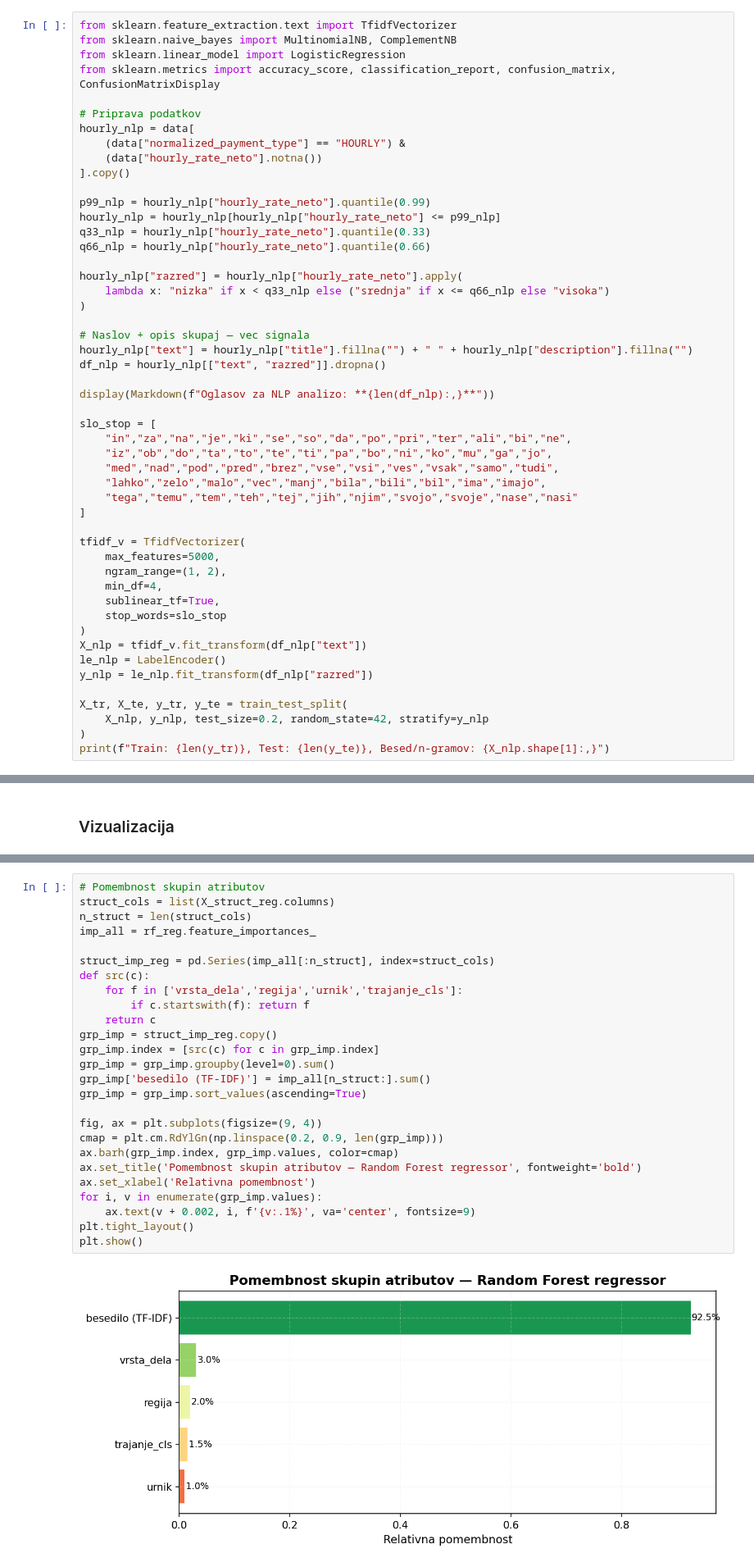
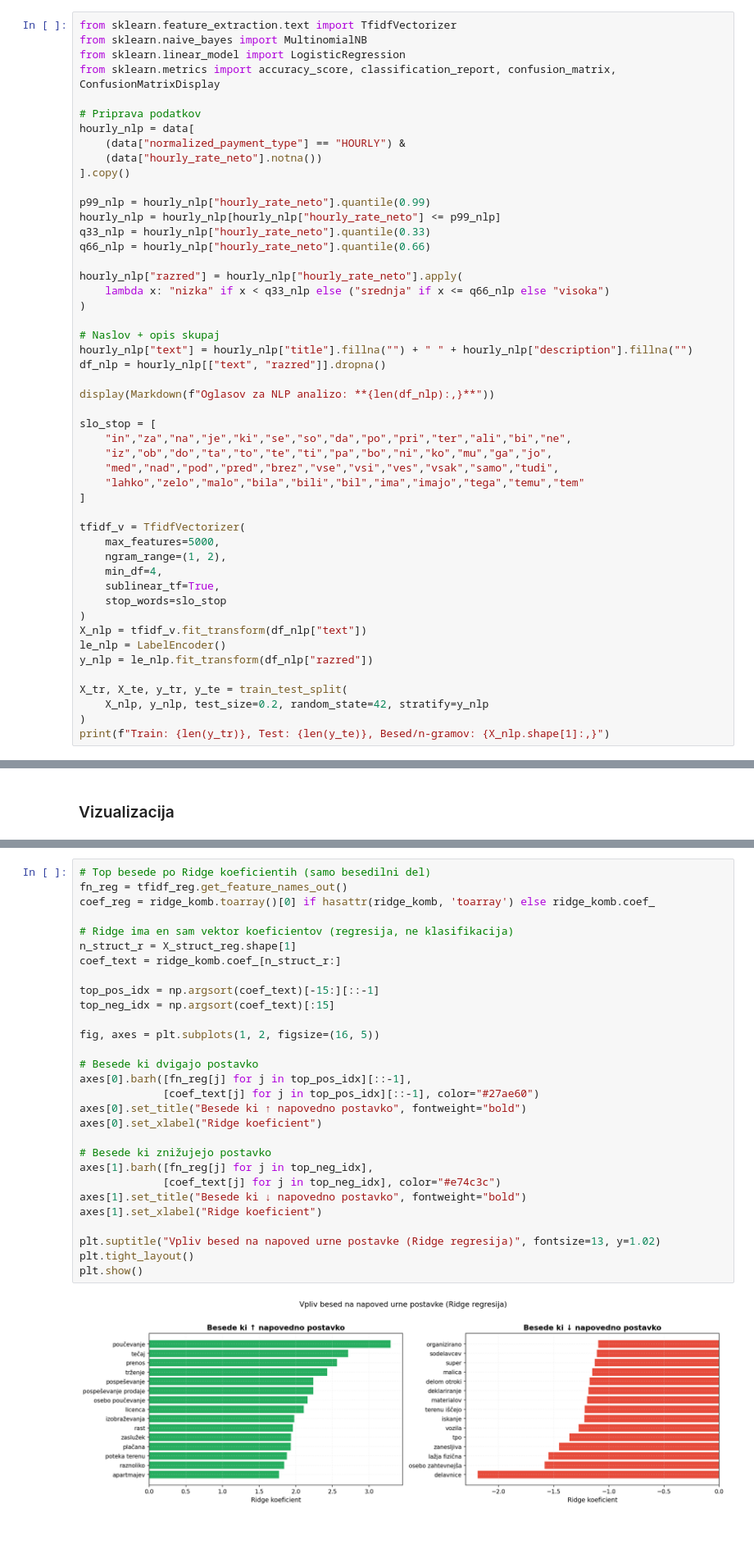
Before and after one commit to svenko99/PR2608, a Jupyter notebook: src/notebook/rezultati_modeli_priporočilo.ipynb, the cells around one changed output, grey strips where cells are left out. Shown at 82% size. Saved outputs shown, nothing was run; the diff lists cells and outputs as text; blank space fills up the shorter version.

```diff
--- a/src/notebook/rezultati_modeli_priporočilo.ipynb
+++ b/src/notebook/rezultati_modeli_priporočilo.ipynb
@@ -2112,7 +2112,7 @@ V vprašanju 11 smo za klasifikacijo uporabili **strukturirane atribute** (vrsta
 Pristop: **TF-IDF** (Term Frequency–Inverse Document Frequency) pretvori besedila v numerične vektorje, nato pa jih klasificiramo z **Logistično regresijo** in **Complement Naivnim Bayesom**. Na koncu primerjamo točnost z V11 in identificiramo besede, ki najbolj ločijo med razredi.
 # %%
 from sklearn.feature_extraction.text import TfidfVectorizer
-from sklearn.naive_bayes import MultinomialNB, ComplementNB
+from sklearn.naive_bayes import MultinomialNB
 from sklearn.linear_model import LogisticRegression
 from sklearn.metrics import accuracy_score, classification_report, confusion_matrix, ConfusionMatrixDisplay
 
@@ -2131,7 +2131,7 @@ hourly_nlp["razred"] = hourly_nlp["hourly_rate_neto"].apply(
     lambda x: "nizka" if x < q33_nlp else ("srednja" if x <= q66_nlp else "visoka")
 )
 
-# Naslov + opis skupaj — vec signala
+# Naslov + opis skupaj
 hourly_nlp["text"] = hourly_nlp["title"].fillna("") + " " + hourly_nlp["description"].fillna("")
 df_nlp = hourly_nlp[["text", "razred"]].dropna()
 
@@ -2141,8 +2141,7 @@ slo_stop = [
     "in","za","na","je","ki","se","so","da","po","pri","ter","ali","bi","ne",
     "iz","ob","do","ta","to","te","ti","pa","bo","ni","ko","mu","ga","jo",
     "med","nad","pod","pred","brez","vse","vsi","ves","vsak","samo","tudi",
-    "lahko","zelo","malo","vec","manj","bila","bili","bil","ima","imajo",
-    "tega","temu","tem","teh","tej","jih","njim","svojo","svoje","nase","nasi"
+    "lahko","zelo","malo","bila","bili","bil","ima","imajo","tega","temu","tem"
 ]
 
 tfidf_v = TfidfVectorizer(
@@ -2469,31 +2462,34 @@ plt.show()
 # %%
-# Pomembnost skupin atributov
-struct_cols = list(X_struct_reg.columns)
-n_struct = len(struct_cols)
-imp_all = rf_reg.feature_importances_
+# Top besede po Ridge koeficientih (samo besedilni del)
+fn_reg = tfidf_reg.get_feature_names_out()
+coef_reg = ridge_komb.toarray()[0] if hasattr(ridge_komb, 'toarray') else ridge_komb.coef_
 
-struct_imp_reg = pd.Series(imp_all[:n_struct], index=struct_cols)
-def src(c):
-    for f in ['vrsta_dela','regija','urnik','trajanje_cls']:
-        if c.startswith(f): return f
-    return c
-grp_imp = struct_imp_reg.copy()
-grp_imp.index = [src(c) for c in grp_imp.index]
-grp_imp = grp_imp.groupby(level=0).sum()
-grp_imp['besedilo (TF-IDF)'] = imp_all[n_struct:].sum()
-grp_imp = grp_imp.sort_values(ascending=True)
+# Ridge ima en sam vektor koeficientov (regresija, ne klasifikacija)
+n_struct_r = X_struct_reg.shape[1]
+coef_text = ridge_komb.coef_[n_struct_r:]
 
-fig, ax = plt.subplots(figsize=(9, 4))
-cmap = plt.cm.RdYlGn(np.linspace(0.2, 0.9, len(grp_imp)))
-ax.barh(grp_imp.index, grp_imp.values, color=cmap)
-ax.set_title('Pomembnost skupin atributov — Random Forest regressor', fontweight='bold')
-ax.set_xlabel('Relativna pomembnost')
-for i, v in enumerate(grp_imp.values):
-    ax.text(v + 0.002, i, f'{v:.1%}', va='center', fontsize=9)
+top_pos_idx = np.argsort(coef_text)[-15:][::-1]
+top_neg_idx = np.argsort(coef_text)[:15]
+
+fig, axes = plt.subplots(1, 2, figsize=(16, 5))
+
+# Besede ki dvigajo postavko
+axes[0].barh([fn_reg[j] for j in top_pos_idx][::-1],
+             [coef_text[j] for j in top_pos_idx][::-1], color="#27ae60")
+axes[0].set_title("Besede ki ↑ napovedno postavko", fontweight="bold")
+axes[0].set_xlabel("Ridge koeficient")
+
+# Besede ki znižujejo postavko
+axes[1].barh([fn_reg[j] for j in top_neg_idx],
+             [coef_text[j] for j in top_neg_idx], color="#e74c3c")
+axes[1].set_title("Besede ki ↓ napovedno postavko", fontweight="bold")
+axes[1].set_xlabel("Ridge koeficient")
+
+plt.suptitle("Vpliv besed na napoved urne postavke (Ridge regresija)", fontsize=13, y=1.02)
 plt.tight_layout()
 plt.show()
 # %% [output]
-[figure, old version]
+[figure, new version]
 # %% [markdown]
 ### Ugotovitve
 
```
Also changed, not shown: parts of 11 cells of this notebook.
